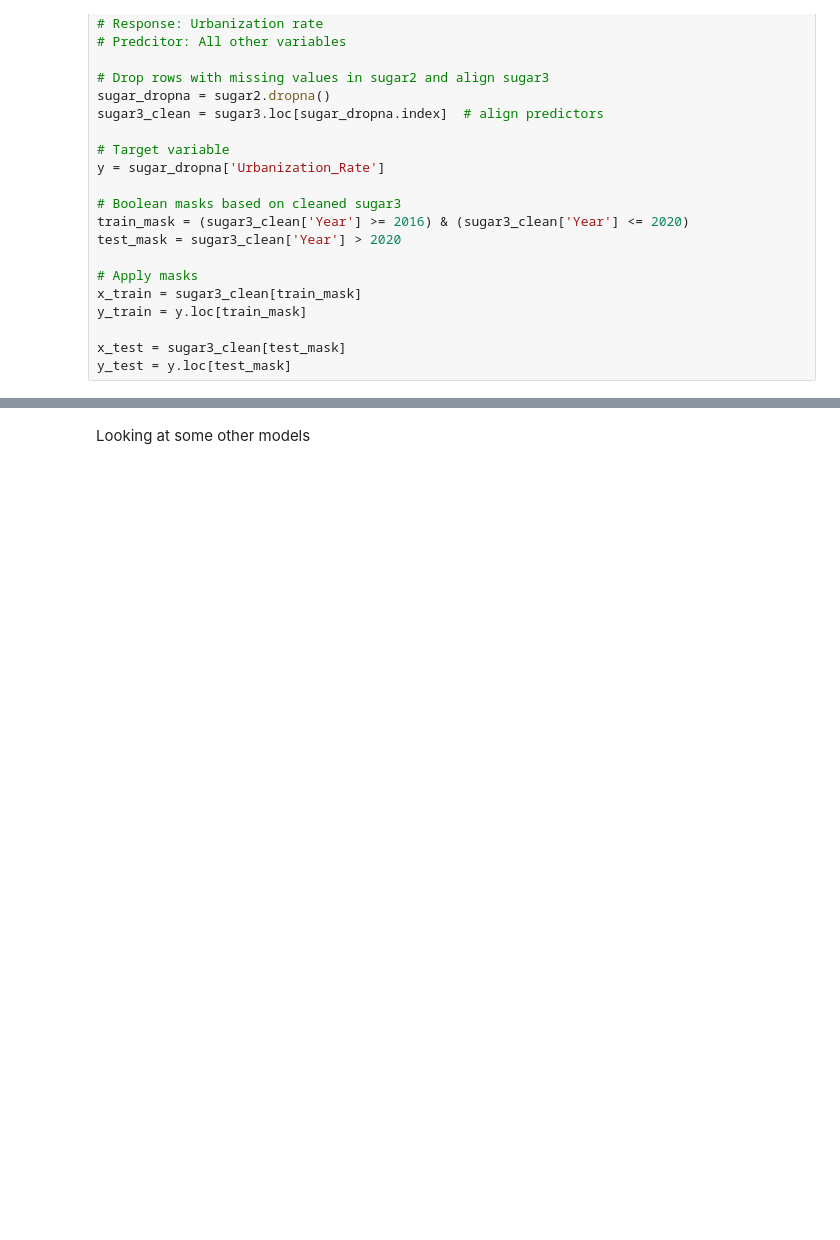
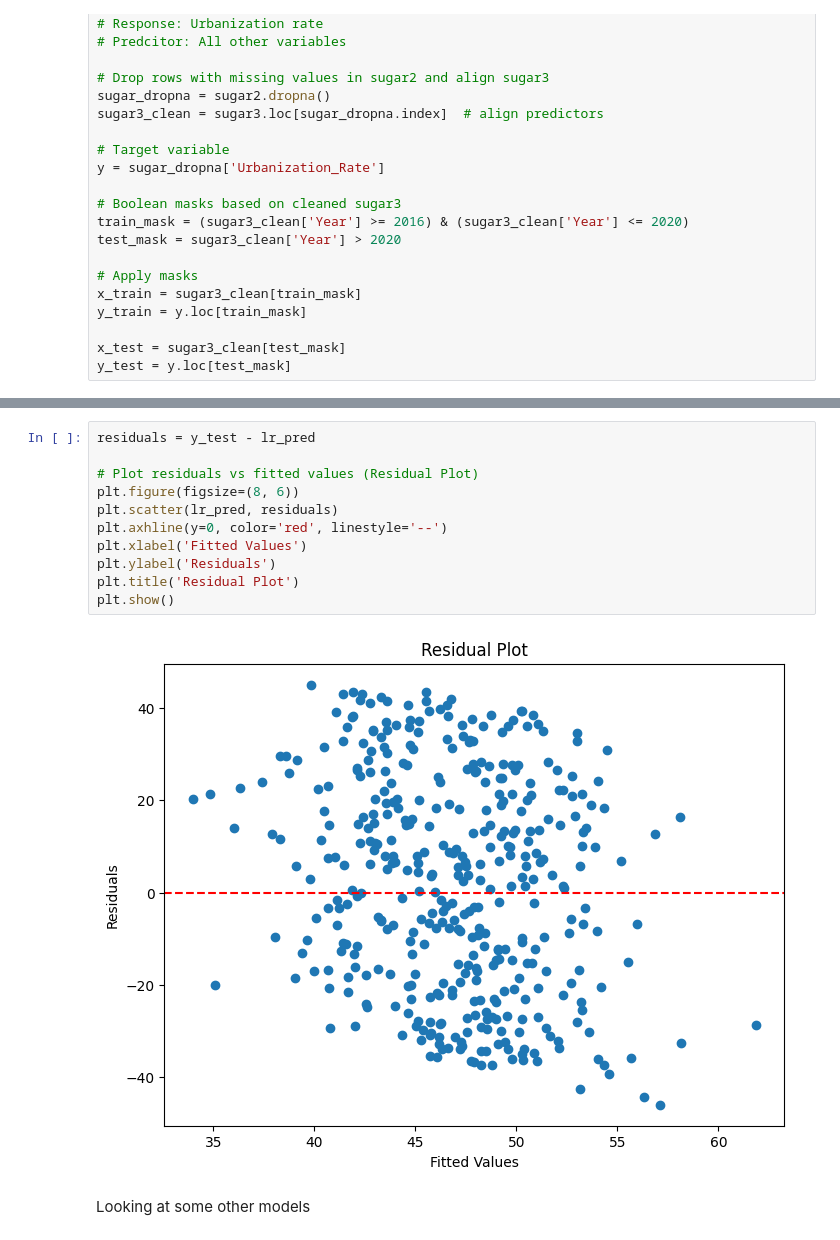
Before and after one commit to TanyaCST/CSC293_Final_project, a Jupyter notebook: sugar1.ipynb, the cells around one changed output, grey strips where cells are left out. Saved outputs shown, nothing was run; the diff lists cells and outputs as text; blank space fills up the shorter version.

Commit message:
residual&total sugar consumption

```diff
--- a/sugar1.ipynb
+++ b/sugar1.ipynb
@@ -177,3 +192,16 @@ print(mse)
+# %%
+residuals = y_test - lr_pred
+
+# Plot residuals vs fitted values (Residual Plot)
+plt.figure(figsize=(8, 6))
+plt.scatter(lr_pred, residuals)
+plt.axhline(y=0, color='red', linestyle='--')
+plt.xlabel('Fitted Values')
+plt.ylabel('Residuals')
+plt.title('Residual Plot')
+plt.show()
+# %% [output]
+[figure, added]
 # %% [markdown]
 Looking at some other models
 # %%
```
Also changed, not shown: parts of 16 cells of this notebook.
